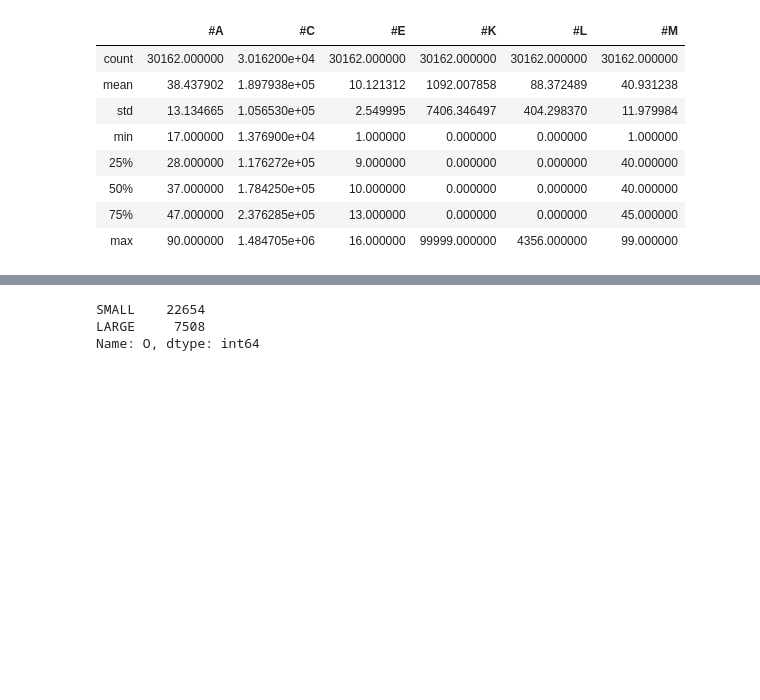
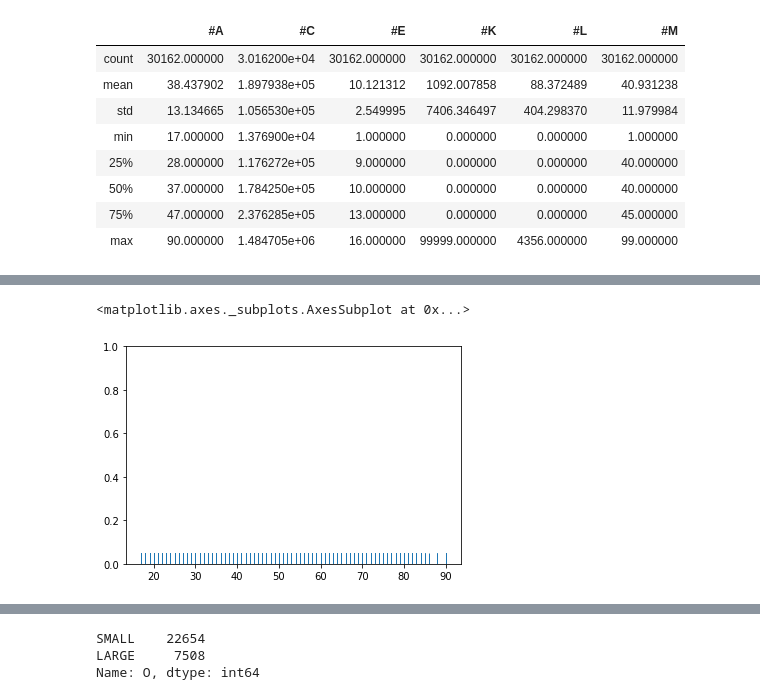
Before and after one commit to TheFarron/ISEe364FinalProject, a Jupyter notebook: intro.ipynb, the cells around one changed output, grey strips where cells are left out. Cells and saved outputs as stored; diff of their text form; code cells hidden in the pictures; blank space fills up the shorter version.

```diff
--- a/intro.ipynb
+++ b/intro.ipynb
@@ -53,0 +42,5 @@ df.describe()
+# %%
+sns.rugplot(df['#A'])
+# %% [output]
+<matplotlib.axes._subplots.AxesSubplot at 0x...>
+[figure, added]
```
Also changed, not shown: parts of 73 cells of this notebook.
